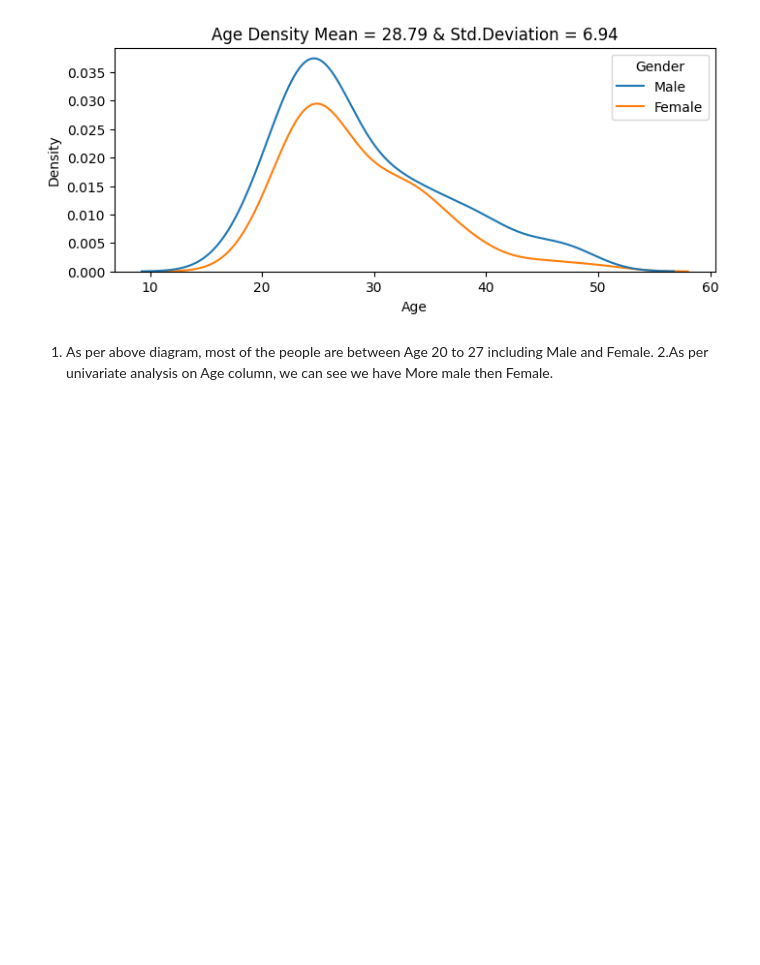
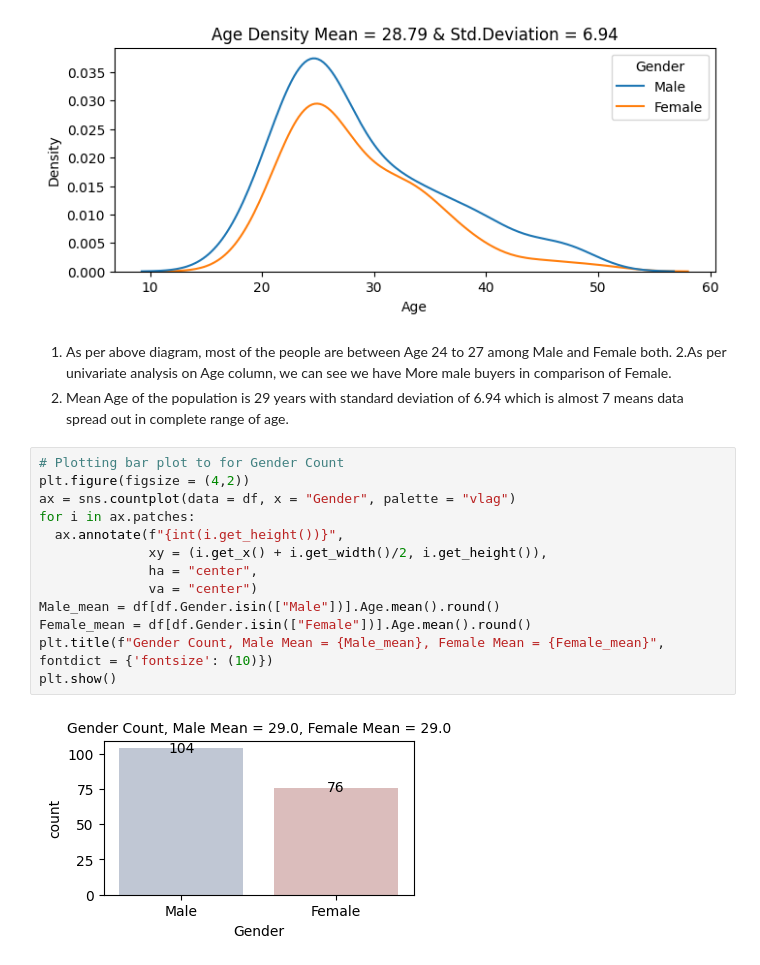
Before and after one commit to iamutkarshgoyal/Aerofit_Statistical_Analysis, a Jupyter notebook: Aerofit_Data_Analysis.ipynb, the cells around one changed output. Saved outputs shown, nothing was run; the diff lists cells and outputs as text; blank space fills up the shorter version.

```diff
--- a/Aerofit_Data_Analysis.ipynb
+++ b/Aerofit_Data_Analysis.ipynb
@@ -155,5 +164,21 @@ plt.show()
 # %% [output]
 [figure]
 # %% [markdown]
-1.   As per above diagram, most of the people are between Age 20 to 27 including Male and Female.
-2.As per univariate analysis on Age column, we can see we have More male then Female.
+1.   As per above diagram, most of the people are between Age 24 to 27 among Male and Female both.
+2.As per univariate analysis on Age column, we can see we have More male buyers in comparison of Female.
+3. Mean Age of the population is 29 years with standard deviation of 6.94 which is almost 7 means data spread out in complete range of age.
+# %%
+# Plotting bar plot to for Gender Count
+plt.figure(figsize = (4,2))
+ax = sns.countplot(data = df, x = "Gender", palette = "vlag")
+for i in ax.patches:
+  ax.annotate(f"{int(i.get_height())}",
+              xy = (i.get_x() + i.get_width()/2, i.get_height()),
+              ha = "center",
+              va = "center")
+Male_mean = df[df.Gender.isin(["Male"])].Age.mean().round()
+Female_mean = df[df.Gender.isin(["Female"])].Age.mean().round()
+plt.title(f"Gender Count, Male Mean = {Male_mean}, Female Mean = {Female_mean}", fontdict = {'fontsize': (10)})
+plt.show()
+# %% [output]
+[figure, added]
```
Also changed, not shown: parts of 29 cells of this notebook.
